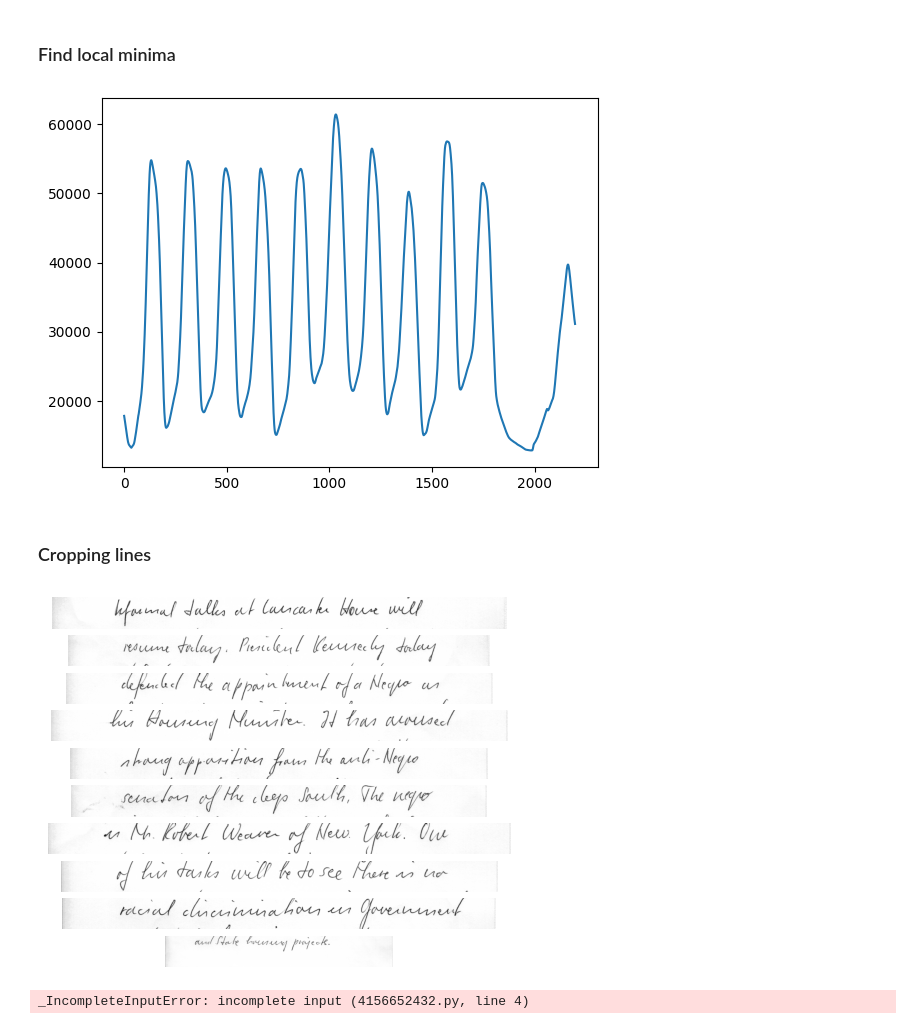
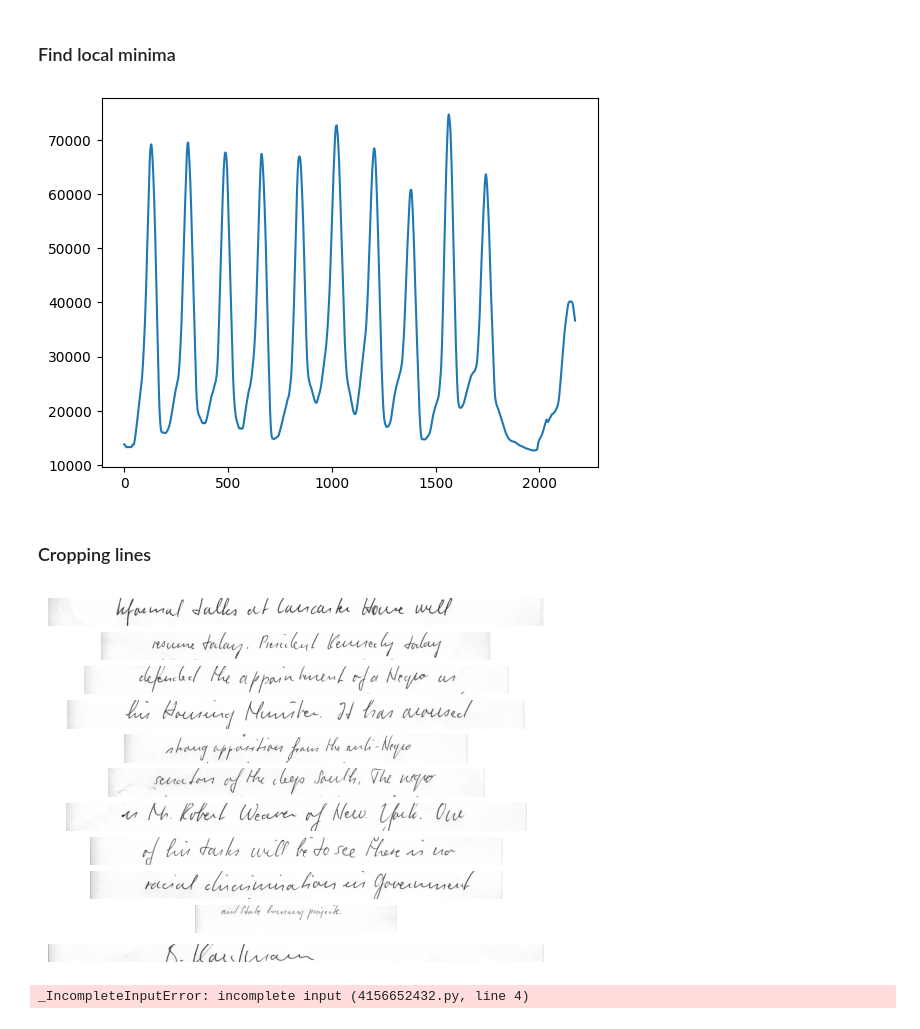
Before and after one commit to Tea-Monster/ModernMachineLearning, a Jupyter notebook: NeuralNetworkWIP/neuralNetwork.ipynb, the cells around one changed output. Drawn from its saved outputs; the diff is of its cells as text; code cells hidden in the pictures.

```diff
--- a/NeuralNetworkWIP/neuralNetwork.ipynb
+++ b/NeuralNetworkWIP/neuralNetwork.ipynb
@@ -55,32 +56,32 @@ plt.show()
 # %%
 # code from https://www.kaggle.com/code/irinaabdullaeva/text-segmentation
 
 def smooth(x, window_len=70, window='hanning'):
 #     if x.ndim != 1:
 #         raise ValueError("smooth only accepts 1 dimension arrays.")
     if x.size < window_len:
         raise ValueError("Input vector needs to be bigger than window size.")
     if window_len<3:
         return x
     if not window in ['flat', 'hanning', 'hamming', 'bartlett', 'blackman']:
         raise ValueError("Window is on of 'flat', 'hanning', 'hamming', 'bartlett', 'blackman'")
     s = np.r_[x[window_len-1:0:-1],x,x[-2:-window_len-1:-1]]
     #print(len(s))
     if window == 'flat': #moving average
         w = np.ones(window_len,'d')
     else:
         w = eval('np.'+window+'(window_len)')
 
     y = np.convolve(w/w.sum(),s,mode='valid')
     return y
 
-smoothed = smooth(horizontal_projection, 70, window='flat')
+smoothed = smooth(horizontal_projection, 45, window='flat')
 plt.plot(smoothed)
 
 local_minima = argrelextrema(smoothed, np.less)
 local_minima = np.array(local_minima).flatten()
 # %% [output]
-[figure, old version]
+[figure, new version]
 # %% [markdown]
 ### Cropping lines
 # %%
@@ -102,14 +103,13 @@ def show_cropped_lines(img, cropped):
         line = img[l[0]:l[1]]
         plt.subplot(plots, 1, i+1)
         plt.axis('off')
-
         _ = plt.imshow(line, cmap='gray')
         plt.xticks([]), plt.yticks([])  # to hide tick values on X and Y axis
 
 cropped = crop_lines(local_minima, 100)
 show_cropped_lines(pixels, cropped)
 # %% [output]
-[figure, old version]
+[figure, new version]
 # %%
 #define nn datastructure
 class OCR_dataset(Dataset):
```
Also changed, not shown: parts of 1 cell of this notebook, 1 other file.
